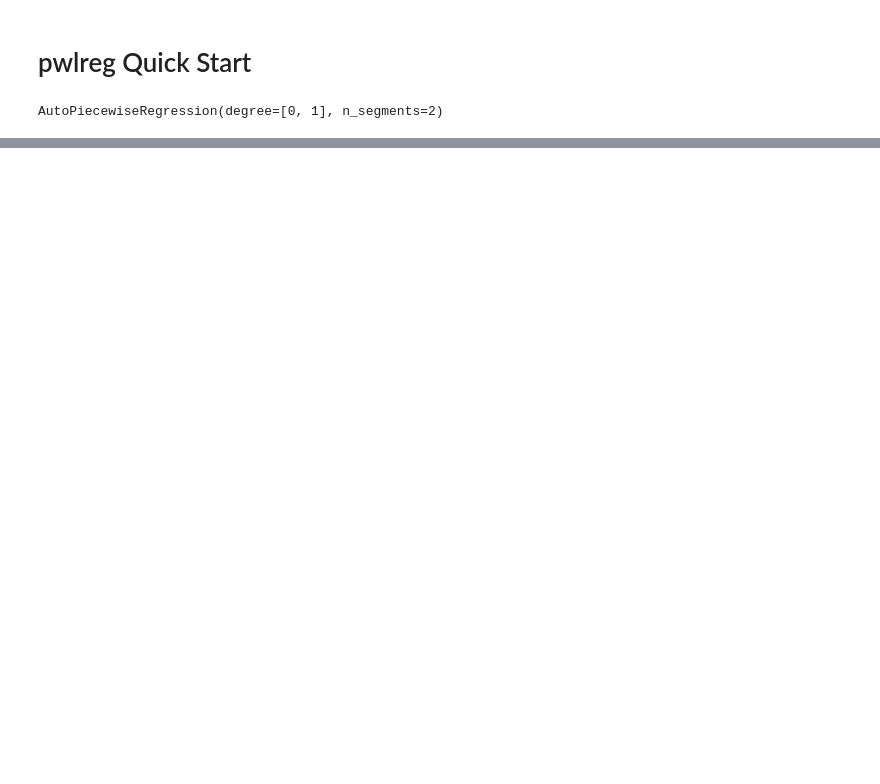
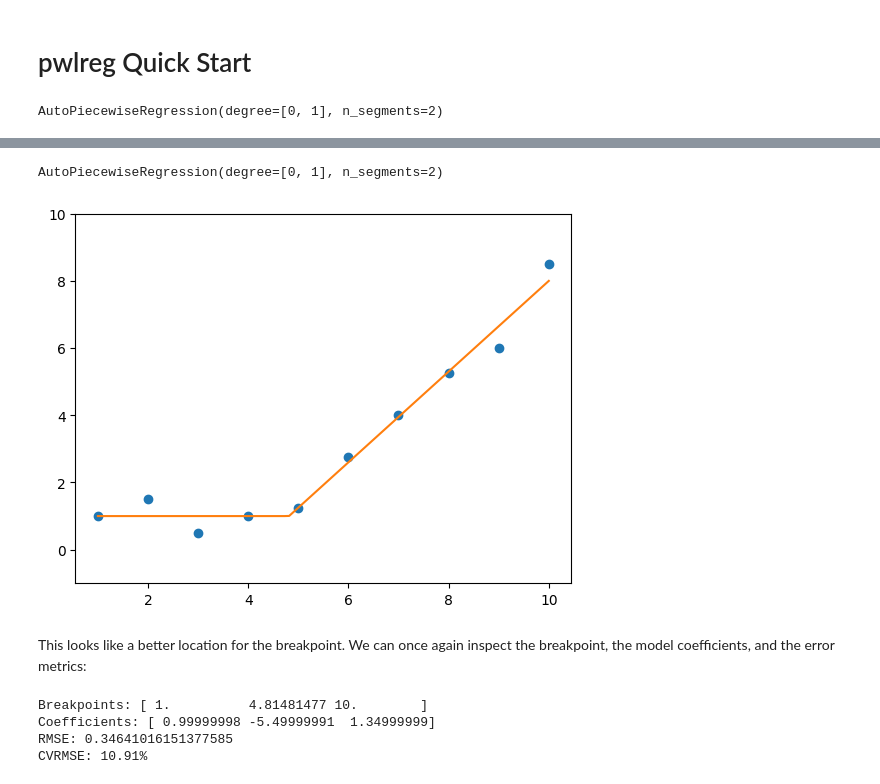
Before and after one commit to ensley-nexant/pwlreg, a Jupyter notebook: notebooks/howto.ipynb, the cells around one changed output, grey strips where cells are left out. Drawn from its saved outputs; the diff is of its cells as text; code cells hidden in the pictures; blank space fills up the shorter version.

```diff
--- a/notebooks/howto.ipynb
+++ b/notebooks/howto.ipynb
@@ -29,0 +129,26 @@ array([ 1.       ,  4.8148148, 10.       ])
+# %%
+m4 = pw.AutoPiecewiseRegression(n_segments=2, degree=[0, 1])
+m4.fit(x, y)
+# %% [output]
+AutoPiecewiseRegression(degree=[0, 1], n_segments=2)
+# %%
+plt.plot(x, y, "o")
+plt.plot(xx, m4.predict(xx), "-")
+plt.ylim(-1, 10)
+plt.show()
+# %% [output]
+[figure, added]
+# %% [markdown]
+This looks like a better location for the breakpoint. We can once again inspect the breakpoint, the model coefficients, and the error metrics:
+# %%
+print("Breakpoints:", m4.breakpoints_)
+print("Coefficients:", m4.coef_)
+
+rmse = mean_squared_error(y, m4.predict(x), squared=False)
+print("RMSE:", rmse)
+print("CVRMSE: {:.2%}".format(rmse / y.mean()))
+# %% [output]
+Breakpoints: [ 1.          4.81481477 10.        ]
+Coefficients: [ 0.99999998 -5.49999991  1.34999999]
+RMSE: 0.34641016151377585
+CVRMSE: 10.91%
```
Also changed, not shown: parts of 50 cells of this notebook.
